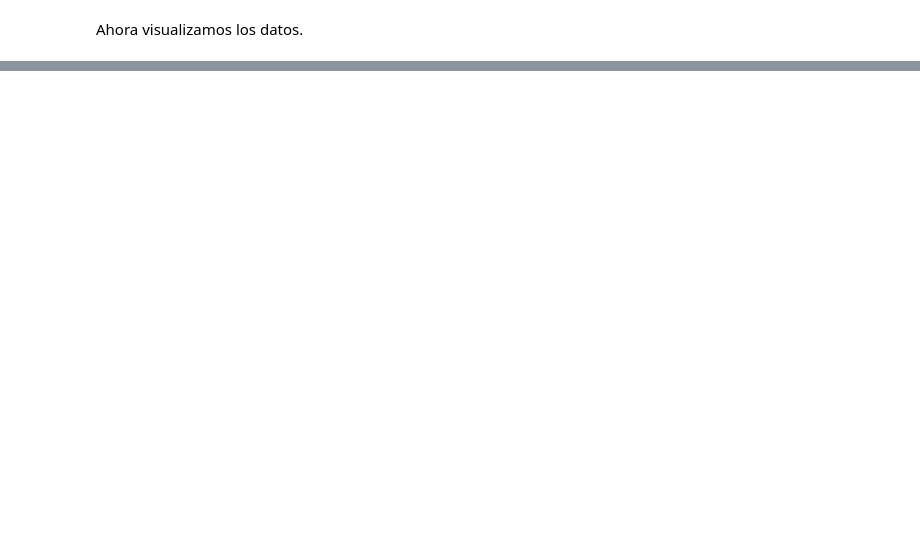
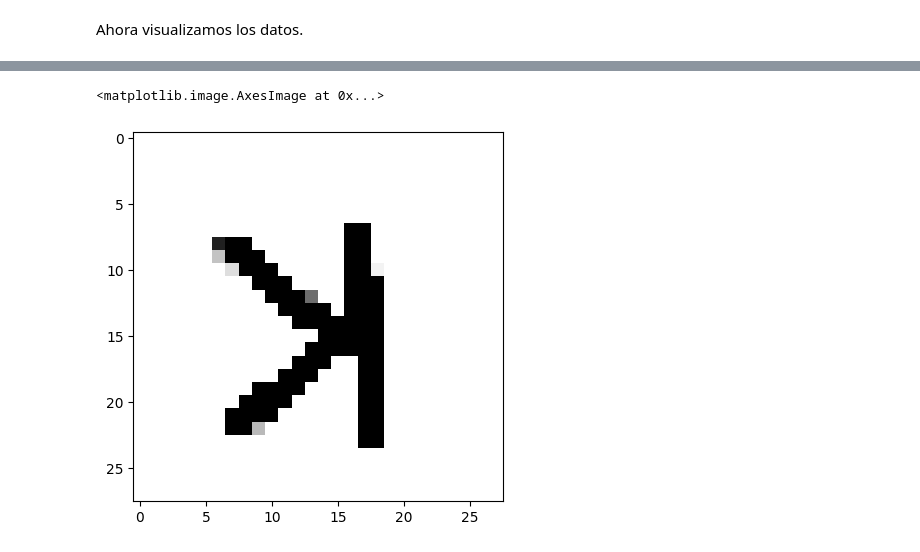
Before and after one commit to jresendiz27/CIC_AIDiploma2025, a Jupyter notebook: notebooks/EMNIST.ipynb, the cells around one changed output, grey strips where cells are left out. Drawn from its saved outputs; the diff is of its cells as text; code cells hidden in the pictures; blank space fills up the shorter version.

```diff
--- a/notebooks/EMNIST.ipynb
+++ b/notebooks/EMNIST.ipynb
@@ -198,0 +162,11 @@ Predicted value: A
+# %%
+test_img2 = np.random.randn(1, 28, 28, 1)
+test_img2 = cv2.imread('./datasets/emnist/k_letter.png', cv2.IMREAD_COLOR)
+test_img2 = cv2.resize(test_img2, (28, 28))
+test_img2 = cv2.flip(test_img2, 1)
+# test_img = cv2.rotate(test_img, cv2.ROTATE_90_CLOCKWISE)
+test_img2 = cv2.cvtColor(test_img2, cv2.COLOR_BGR2GRAY)
+plt.imshow(test_img2, cmap='gray')
+# %% [output]
+<matplotlib.image.AxesImage at 0x...>
+[figure, added]
```
Also changed, not shown: parts of 17 cells of this notebook, 1 other file.
